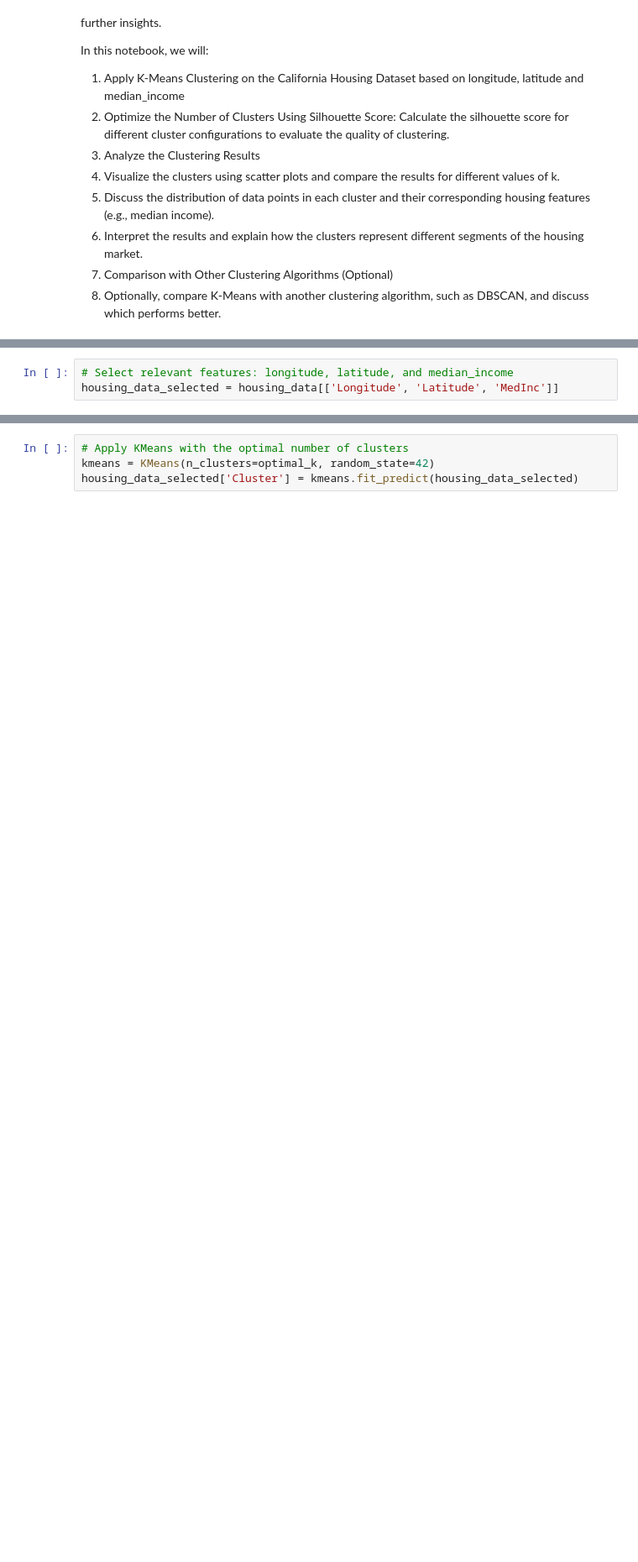
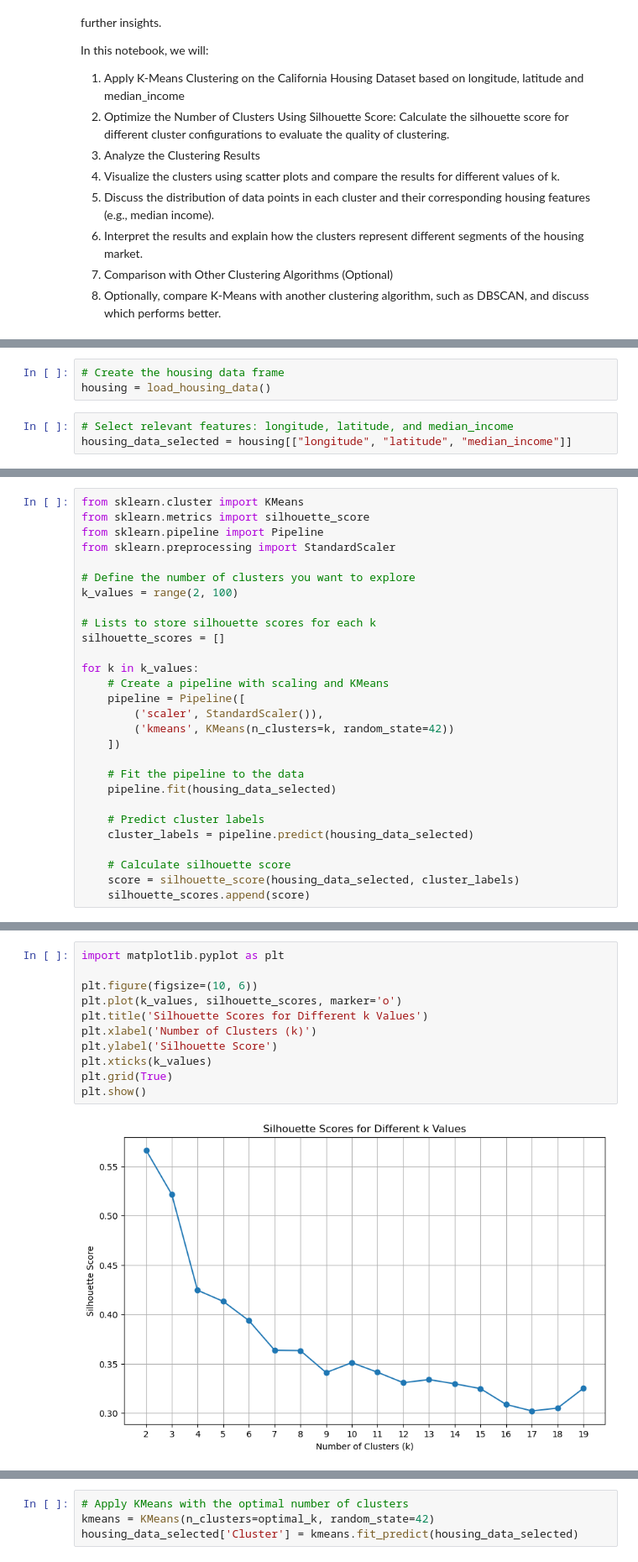
Before and after one commit to marcou347/IAI600Lab6, a Jupyter notebook: Lab6.ipynb, the cells around one changed output, grey strips where cells are left out. Shown: that part at 84% size. Drawn from its saved outputs; the diff is of its cells as text; blank space fills up the shorter version.

```diff
--- a/Lab6.ipynb
+++ b/Lab6.ipynb
@@ -31,3 +58,6 @@ housing_data = california_housing.frame
+# %%
+# Create the housing data frame
+housing = load_housing_data()
 # %%
 # Select relevant features: longitude, latitude, and median_income
-housing_data_selected = housing_data[['Longitude', 'Latitude', 'MedInc']]
+housing_data_selected = housing[["longitude", "latitude", "median_income"]]
@@ -62,0 +66,28 @@ Optimal number of clusters (k) based on silhouette score: 2
+# %%
+from sklearn.cluster import KMeans
+from sklearn.metrics import silhouette_score
+from sklearn.pipeline import Pipeline
+from sklearn.preprocessing import StandardScaler
+
+# Define the number of clusters you want to explore
+k_values = range(2, 100)
+
+# Lists to store silhouette scores for each k
+silhouette_scores = []
+
+for k in k_values:
+    # Create a pipeline with scaling and KMeans
+    pipeline = Pipeline([
+        ('scaler', StandardScaler()),
+        ('kmeans', KMeans(n_clusters=k, random_state=42))
+    ])
+
+    # Fit the pipeline to the data
+    pipeline.fit(housing_data_selected)
+
+    # Predict cluster labels
+    cluster_labels = pipeline.predict(housing_data_selected)
+
+    # Calculate silhouette score
+    score = silhouette_score(housing_data_selected, cluster_labels)
+    silhouette_scores.append(score)
@@ -62,0 +96,13 @@ Optimal number of clusters (k) based on silhouette score: 2
+# %%
+import matplotlib.pyplot as plt
+
+plt.figure(figsize=(10, 6))
+plt.plot(k_values, silhouette_scores, marker='o')
+plt.title('Silhouette Scores for Different k Values')
+plt.xlabel('Number of Clusters (k)')
+plt.ylabel('Silhouette Score')
+plt.xticks(k_values)
+plt.grid(True)
+plt.show()
+# %% [output]
+[figure, added]
```
Also changed, not shown: parts of 17 cells of this notebook, 2 other files.
